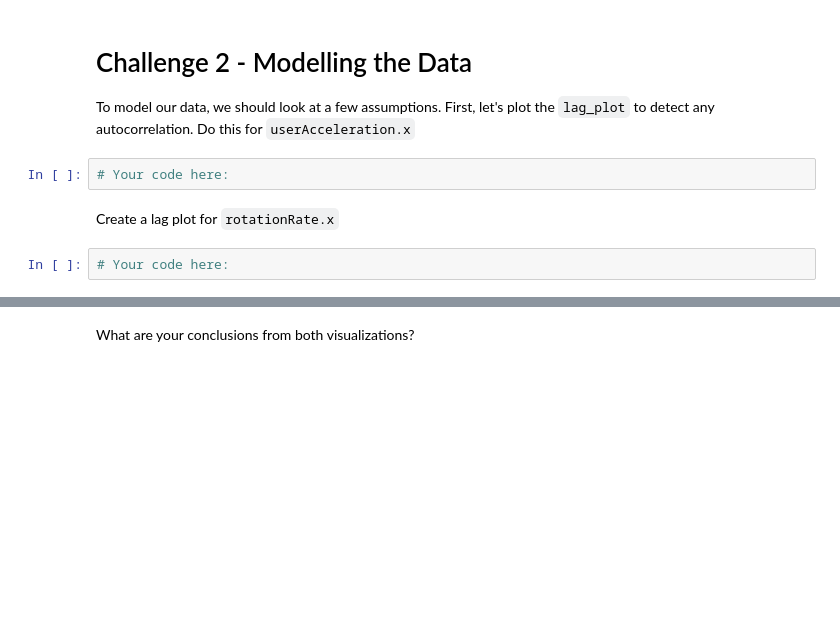
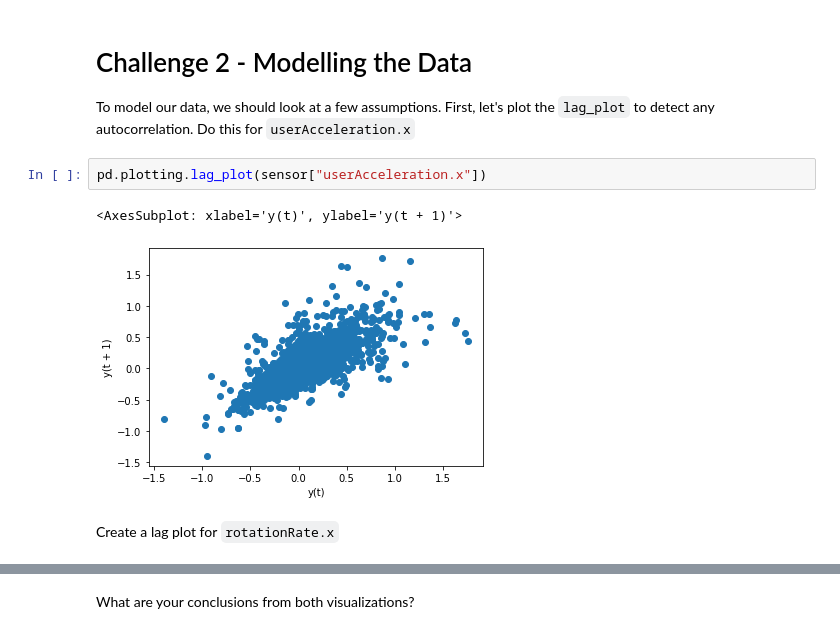
Before and after one commit to Ironhack-data-bcn-january-2023/lab-time-series, a Jupyter notebook: your-code/main.ipynb, the cells around one changed output, grey strips where cells are left out. Drawn from its saved outputs; the diff is of its cells as text; blank space fills up the shorter version.

```diff
--- a/your-code/main.ipynb
+++ b/your-code/main.ipynb
@@ -48,9 +95,10 @@ Plot the decomposed time series of `rotationRate.x` also with preiods of 60.
 # Challenge 2 - Modelling the Data
 
 To model our data, we should look at a few assumptions. First, let's plot the `lag_plot` to detect any autocorrelation. Do this for `userAcceleration.x`
-# %%
-# Your code here:
+# %%
+pd.plotting.lag_plot(sensor["userAcceleration.x"])
+# %% [output]
+<AxesSubplot: xlabel='y(t)', ylabel='y(t + 1)'>
+[figure, added]
 # %% [markdown]
 Create a lag plot for `rotationRate.x`
-# %%
-# Your code here:
```
Also changed, not shown: parts of 27 cells of this notebook.
